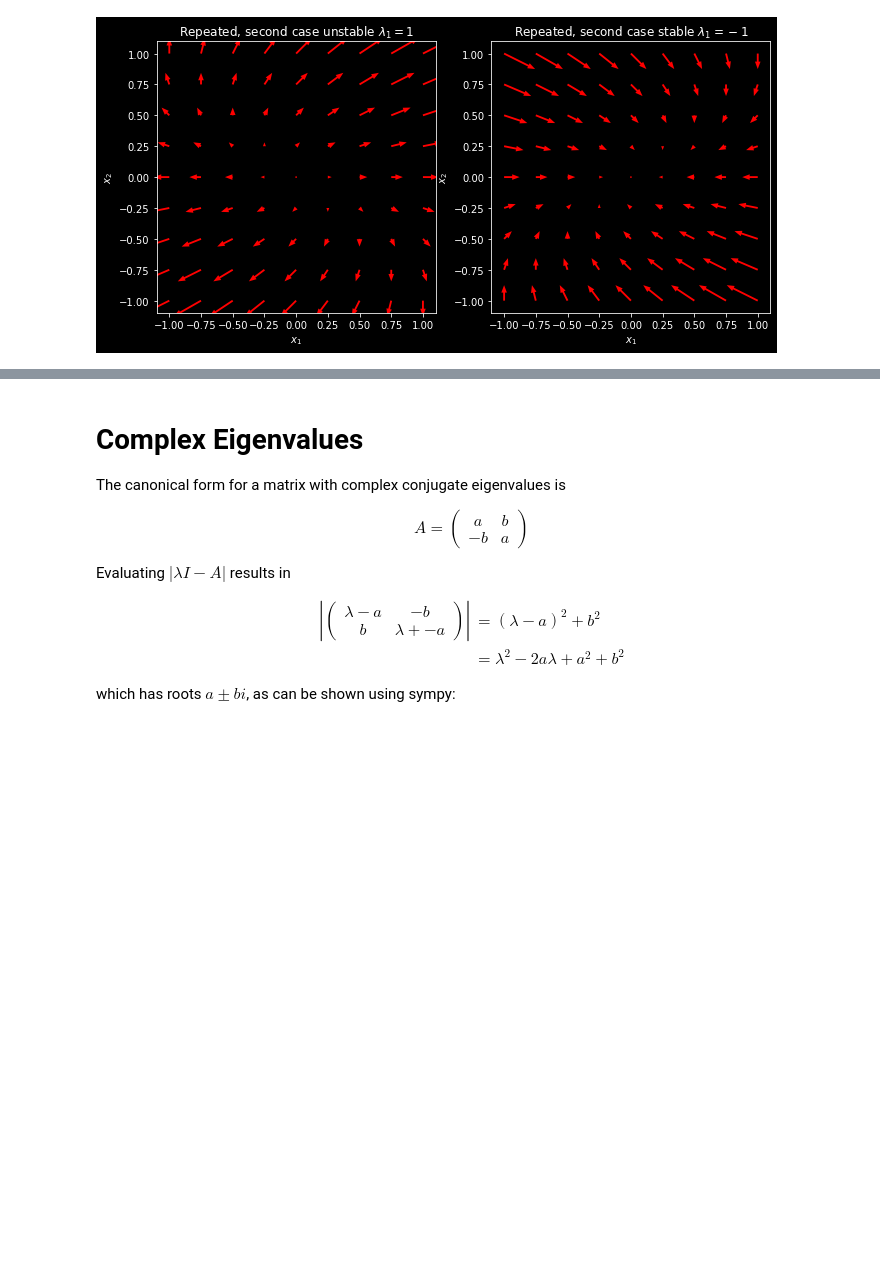
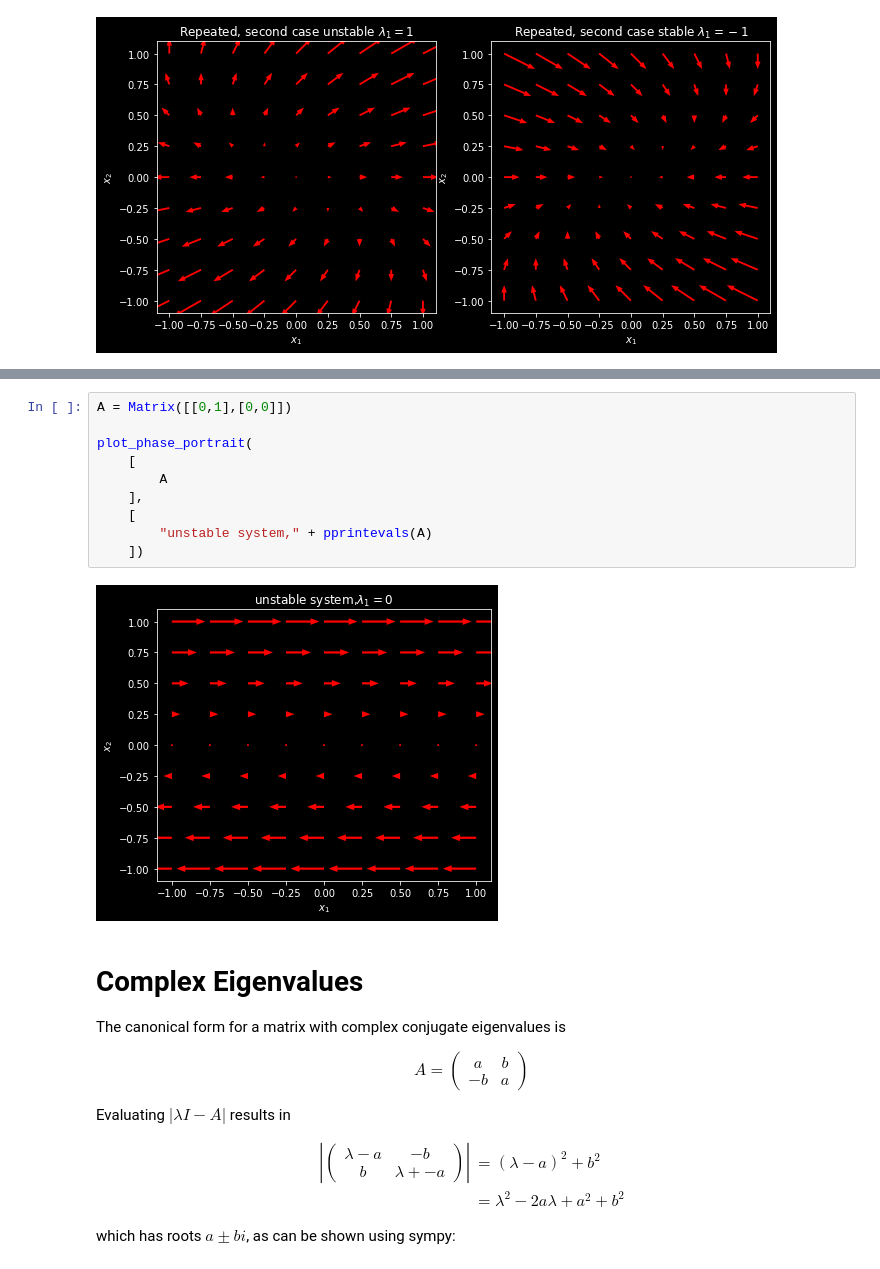
Before and after one commit to christakahashi/ECE447, a Jupyter notebook: lectures/taxonomy.ipynb, the cells around one changed output, grey strips where cells are left out. Saved outputs shown, nothing was run; the diff lists cells and outputs as text; blank space fills up the shorter version.

```diff
--- a/lectures/taxonomy.ipynb
+++ b/lectures/taxonomy.ipynb
@@ -307,3 +338,15 @@ Which looks much like the above
+# %%
+A = Matrix([[0,1],[0,0]])
+
+plot_phase_portrait(
+    [
+        A
+    ],
+    [
+        "unstable system," + pprintevals(A)
+    ])
+# %% [output]
+[figure, added]
 # %% [markdown]
 Complex Eigenvalues
 ===
```
Also changed, not shown: parts of 6 cells of this notebook.
